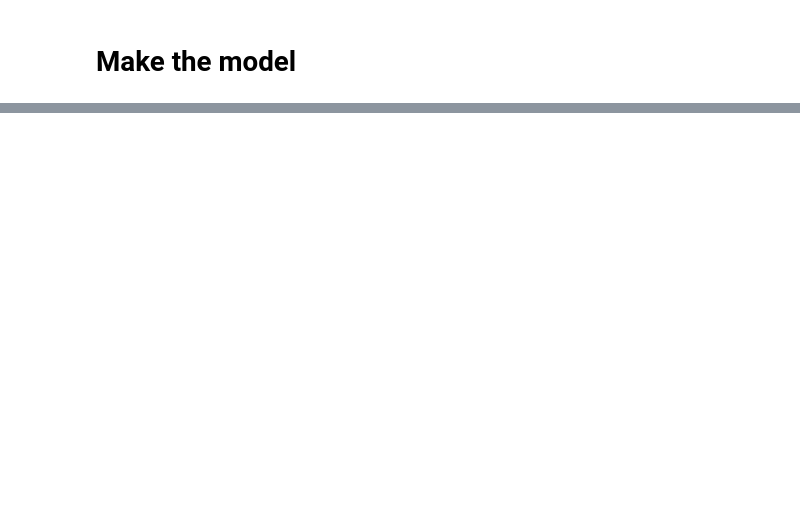
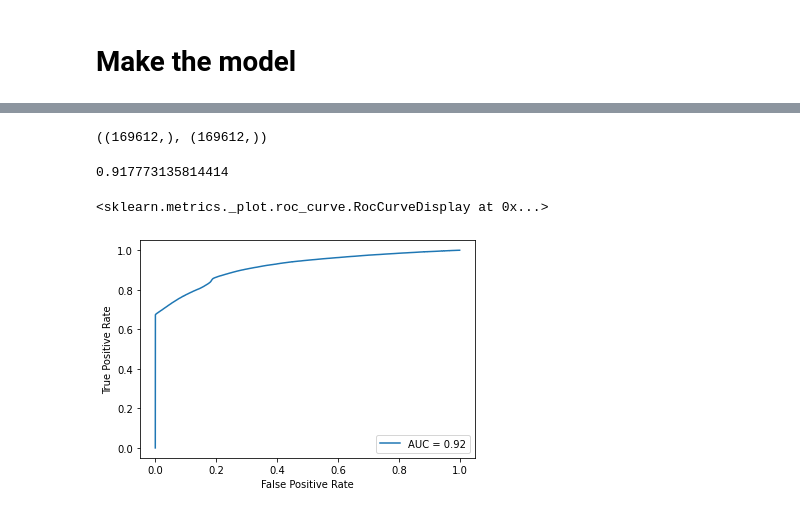
Before and after one commit to murtaza0125/Kaggle_Projects, a Jupyter notebook: house-loan-data-analysis-with-ann.ipynb, the cells around one changed output, grey strips where cells are left out. Cells and saved outputs as stored; diff of their text form; code cells hidden in the pictures; blank space fills up the shorter version.

Commit message:
Kaggle Notebook | House Loan Data Analysis with ANN | Version 7

```diff
--- a/house-loan-data-analysis-with-ann.ipynb
+++ b/house-loan-data-analysis-with-ann.ipynb
@@ -232,4 +238,4 @@ Non-trainable params: 0
 _________________________________________________________________
 # %%
-history = model.fit(Xtrain, ytrain, batch_size=100, epochs=50, validation_data=(Xtest, ytest), verbose=1)
+history = model.fit(Xtrain, ytrain, batch_size=5000, epochs=300, validation_data=(Xtest, ytest), verbose=1)
 # %% [output]
@@ -253,0 +260,3 @@ Epoch 50/50
+# %%
+ypred = model.predict(Xtest)
+ypred = ypred.reshape(-1,)
@@ -253,0 +268,17 @@ Epoch 50/50
+# %%
+ytest.shape, ypred.shape
+# %% [output]
+((169612,), (169612,))
+# %%
+roc_auc = roc_auc_score(ytest, ypred)
+roc_auc
+# %% [output]
+0.917773135814414
+# %%
+fpr, tpr, thresholds = roc_curve(ytest, ypred)
+# %%
+
+(RocCurveDisplay(fpr=fpr,tpr=tpr, roc_auc=roc_auc)).plot()
+# %% [output]
+<sklearn.metrics._plot.roc_curve.RocCurveDisplay at 0x...>
+[figure, added]
```
Also changed, not shown: parts of 12 cells of this notebook.
